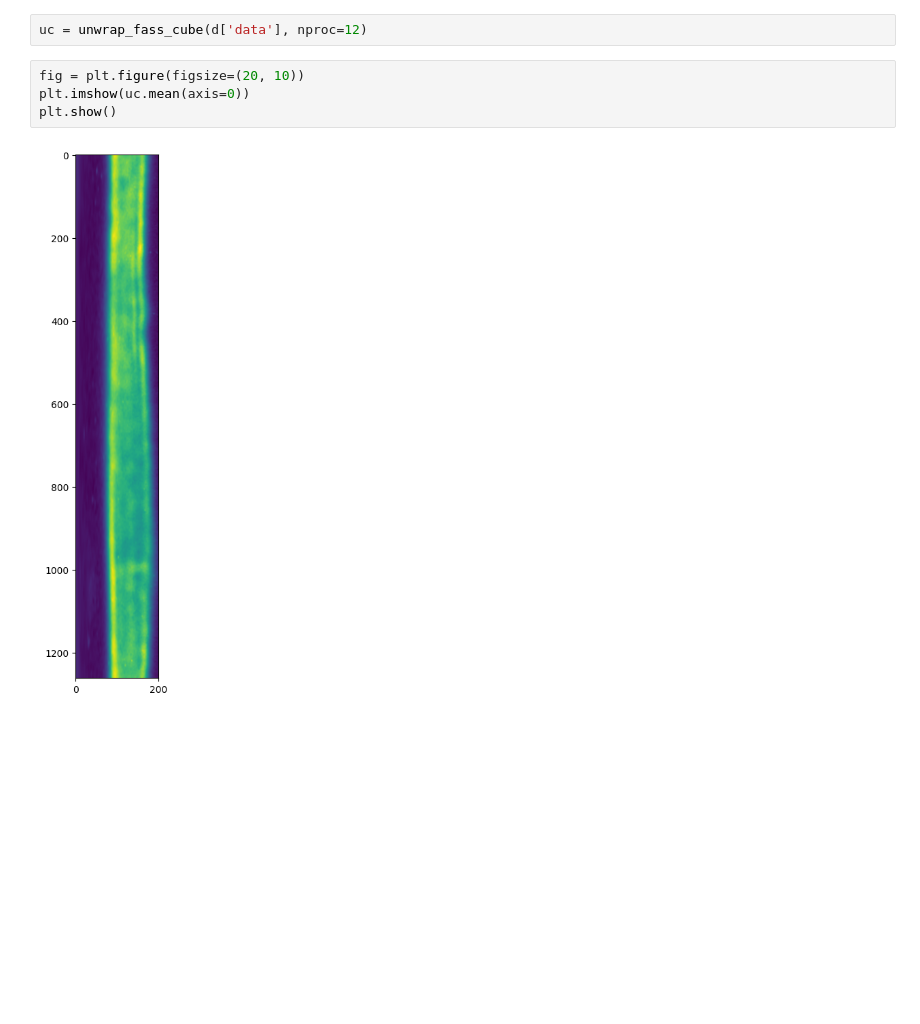
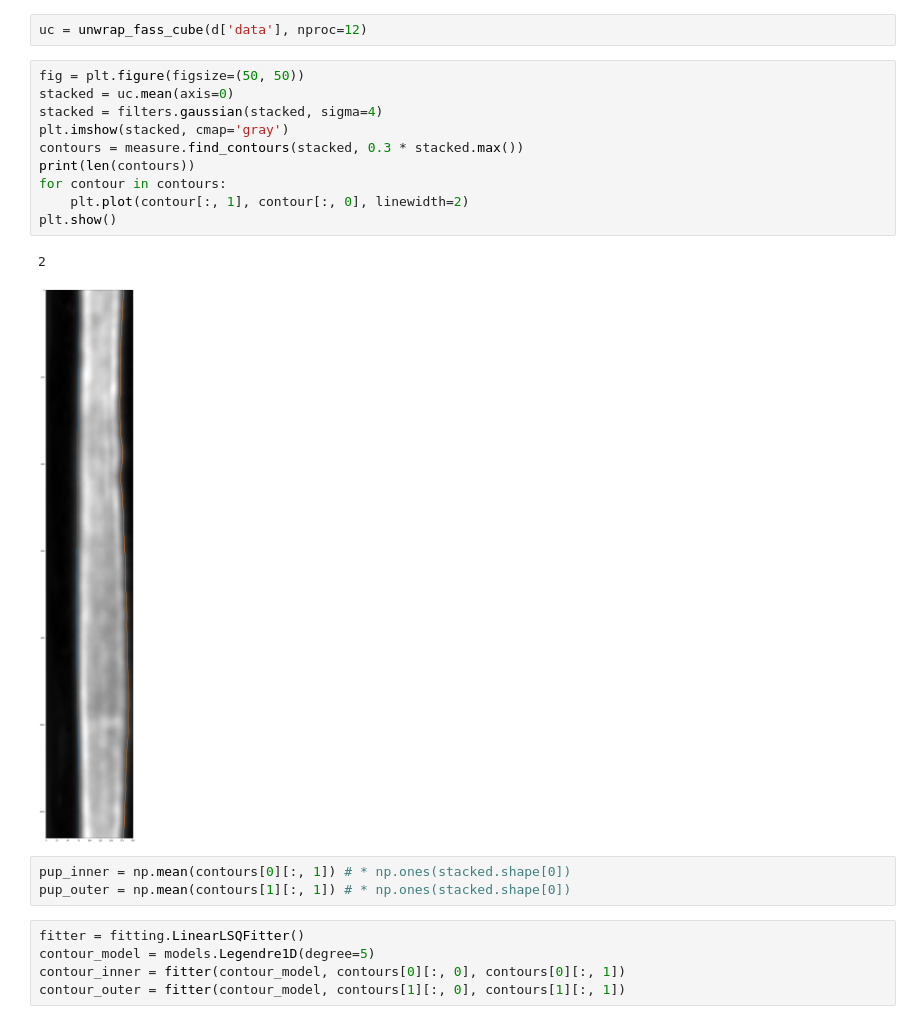
Before and after one commit to tepickering/ser_utils, a Jupyter notebook: notebooks/fass_dev.ipynb, the cells around one changed output. Drawn from its saved outputs; the diff is of its cells as text; blank space fills up the shorter version.

Commit message:
develop way to find edges of unwrapped pupil, fit polynomials to them, and warp image to be square, i.e. remove effects of coma

```diff
--- a/notebooks/fass_dev.ipynb
+++ b/notebooks/fass_dev.ipynb
@@ -133,9 +145,24 @@ plt.show()
 [figure]
 # %%
 uc = unwrap_fass_cube(d['data'], nproc=12)
-# %%
-fig = plt.figure(figsize=(20, 10))
-plt.imshow(uc.mean(axis=0))
-plt.show()
-# %% [output]
-[figure, removed]
+# %%
+fig = plt.figure(figsize=(50, 50))
+stacked = uc.mean(axis=0)
+stacked = filters.gaussian(stacked, sigma=4)
+plt.imshow(stacked, cmap='gray')
+contours = measure.find_contours(stacked, 0.3 * stacked.max())
+print(len(contours))
+for contour in contours:
+    plt.plot(contour[:, 1], contour[:, 0], linewidth=2)
+plt.show()
+# %% [output]
+2
+[figure, added]
+# %%
+pup_inner = np.mean(contours[0][:, 1]) # * np.ones(stacked.shape[0])
+pup_outer = np.mean(contours[1][:, 1]) # * np.ones(stacked.shape[0])
+# %%
+fitter = fitting.LinearLSQFitter()
+contour_model = models.Legendre1D(degree=5)
+contour_inner = fitter(contour_model, contours[0][:, 0], contours[0][:, 1])
+contour_outer = fitter(contour_model, contours[1][:, 0], contours[1][:, 1])
```
Also changed, not shown: parts of 8 cells of this notebook.
